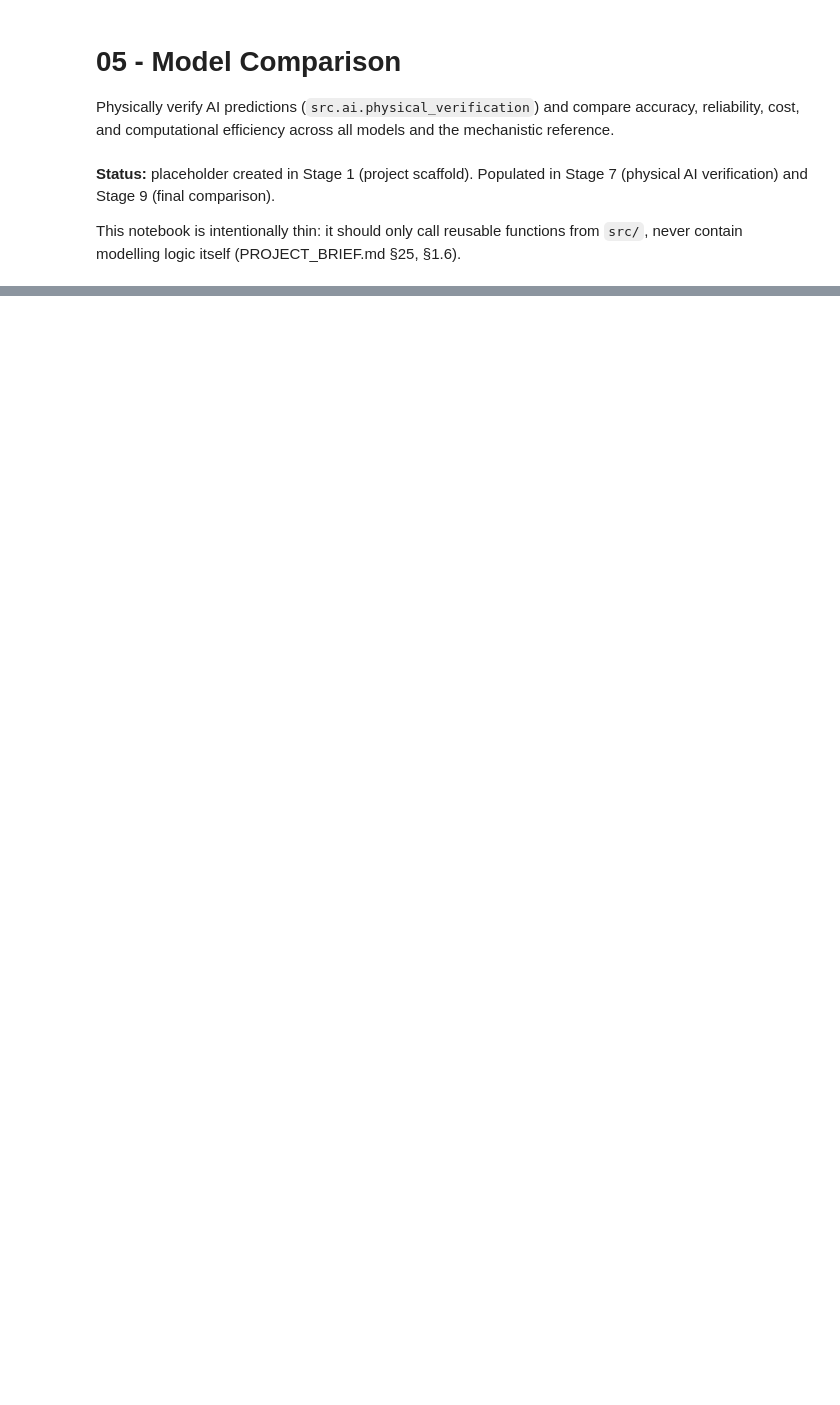
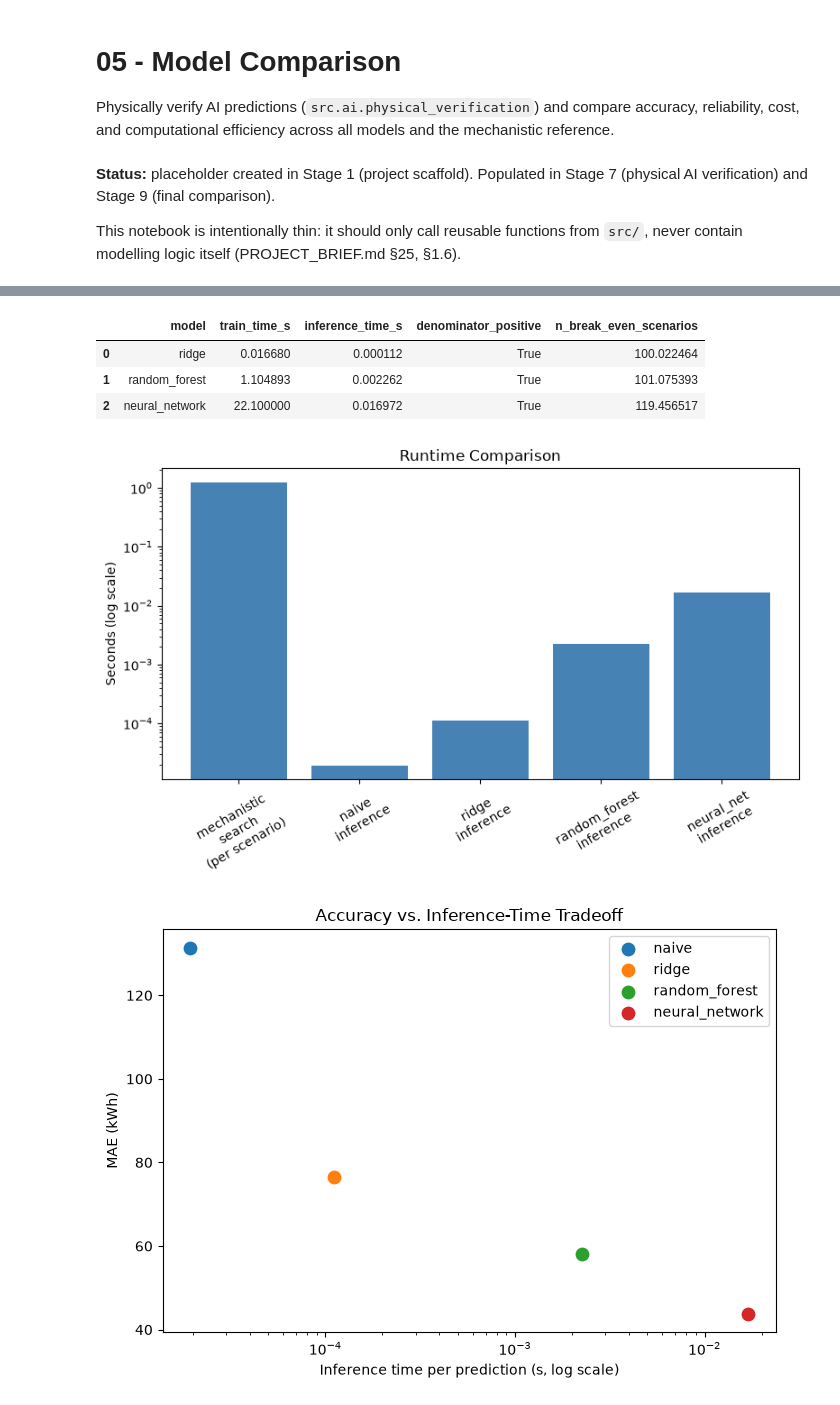
Before and after one commit to sulhos/Leonardo-Assignment, a Jupyter notebook: notebooks/05_model_comparison.ipynb, the cells around one changed output, grey strips where cells are left out. Cells and saved outputs as stored; diff of their text form; code cells hidden in the pictures; blank space fills up the shorter version.

```diff
--- a/notebooks/05_model_comparison.ipynb
+++ b/notebooks/05_model_comparison.ipynb
@@ -61,0 +210,41 @@ if str(PROJECT_ROOT) not in sys.path:
+# %%
+mechanistic_time_per_scenario = scenarios["mechanistic_optimization_runtime_seconds"].mean()
+dataset_generation_seconds = scenarios["mechanistic_optimization_runtime_seconds"].sum()  # 100-scenario pilot generation cost
+
+runtime_by_stage = {
+    "mechanistic\nsearch\n(per scenario)": mechanistic_time_per_scenario,
+    "naive\ninference": inference_seconds["naive"],
+    "ridge\ninference": inference_seconds["ridge"],
+    "random_forest\ninference": inference_seconds["random_forest"],
+    "neural_net\ninference": inference_seconds["neural_network"],
+}
+fig = plot_runtime_comparison(runtime_by_stage)
+save_figure(fig, FIGURES_DIR / "24_runtime_comparison.png")
+
+accuracy_by_model = pd.read_csv(TABLES_DIR / "accuracy_metrics_by_model.csv", index_col=0).T.to_dict()
+fig = plot_accuracy_runtime_tradeoff(accuracy_by_model, inference_seconds)
+save_figure(fig, FIGURES_DIR / "25_accuracy_runtime_tradeoff.png")
+
+break_even_rows = []
+for name in ["ridge", "random_forest", "neural_network"]:
+    train_time = train_times[name] if train_times[name] is not None else 22.1  # Stage 6's recorded training time
+    denominator = mechanistic_time_per_scenario - inference_seconds[name]
+    if denominator > 0:
+        n_break_even = (dataset_generation_seconds + train_time) / denominator
+    else:
+        n_break_even = None
+    break_even_rows.append({
+        "model": name, "train_time_s": train_time, "inference_time_s": inference_seconds[name],
+        "denominator_positive": denominator > 0, "n_break_even_scenarios": n_break_even,
+    })
+
+break_even_table = pd.DataFrame(break_even_rows)
+break_even_table.to_csv(TABLES_DIR / "break_even_analysis.csv", index=False)
+break_even_table
+# %% [output]
+|  | model | train_time_s | inference_time_s | denominator_positive | n_break_even_scenarios |
+| 0 | ridge | 0.016680 | 0.000112 | True | 100.022464 |
+| 1 | random_forest | 1.104893 | 0.002262 | True | 101.075393 |
+| 2 | neural_network | 22.100000 | 0.016972 | True | 119.456517 |
+[figure, added]
+[figure, added]
```
Also changed, not shown: parts of 15 cells of this notebook, 14 other files.
